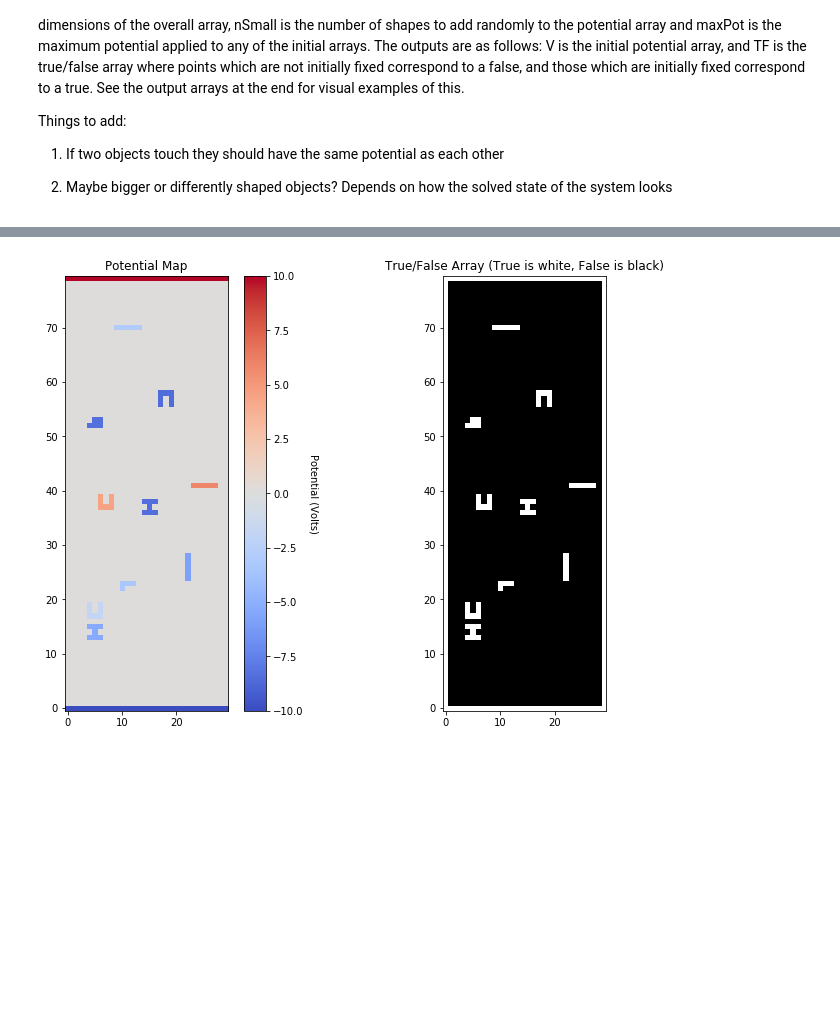
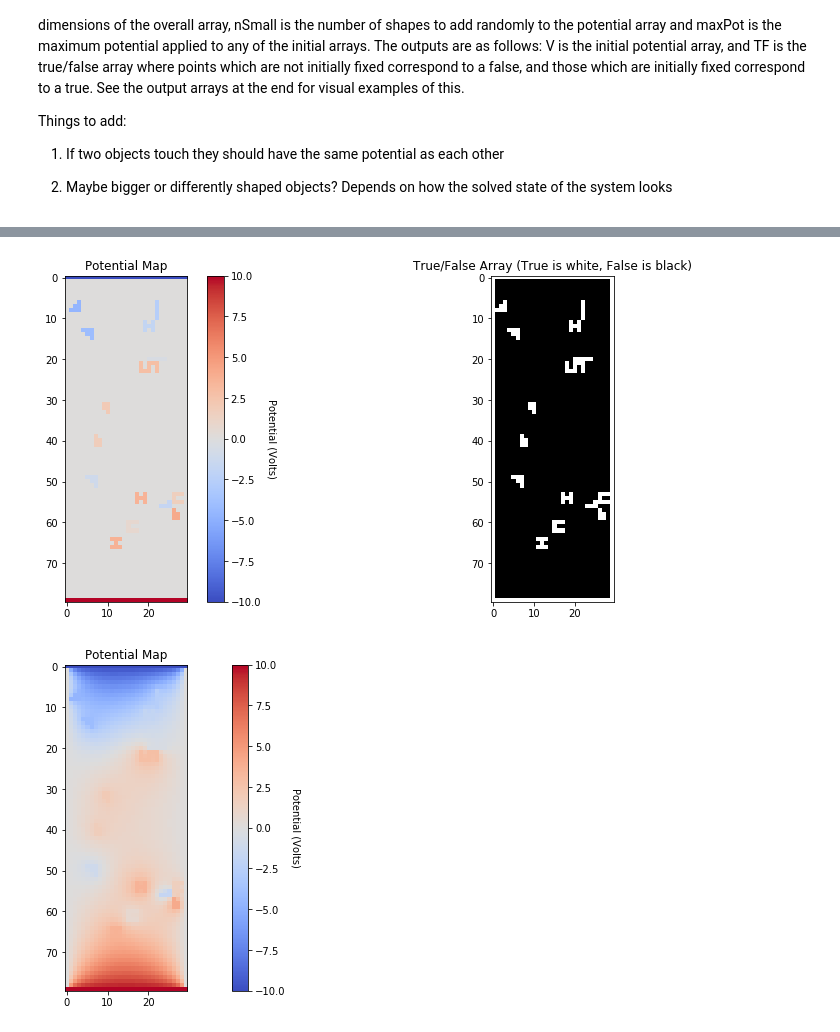
Before and after one commit to baf57/Phys1321Proj, a Jupyter notebook: Brayden's Work.ipynb, the cells around one changed output, grey strips where cells are left out. Saved outputs shown, nothing was run; the diff lists cells and outputs as text; code cells hidden in the pictures; blank space fills up the shorter version.

```diff
--- a/Brayden's Work.ipynb
+++ b/Brayden's Work.ipynb
@@ -157,12 +163,12 @@ def cArysPore(x,y,Vn,Vp):
     TF=np.ones((x,y),dtype=bool)
     Fy=np.zeros((1,y),dtype=bool)
     Fx=np.zeros((1,x),dtype=bool)
-    Vp=Vp*np.ones((1,y))
-    Vn=Vn*np.ones((1,y))
+    Vp=Vp*np.ones((1,x))
+    Vn=Vn*np.ones((1,x))
     TF[0]=TF[x-1]=Fy
     TF.T[0]=TF.T[y-1]=Fx
-    V[0]=Vn
-    V[-1]=Vp
+    V.T[0]=Vn
+    V.T[-1]=Vp
     return V,TF
 
 def smArys(ind,rot,pot):
@@ -184,49 +190,63 @@ def smArys(ind,rot,pot):
     if ind==5:
         A=[[pot,0,pot],[pot,pot,pot],[pot,0,pot]]
         return rota(np.array(A),rot)
     if ind==6:
         A=[[0,pot],[0,pot],[pot,pot]]
         return rota(np.array(A),rot)
     return False
 
-def rota(A,rot):
-    for n in range(0,rot):
-        A=np.rot90(A)
-    return A
-
-def insrt(xi,yi,A,V,TF):
-    lx,ly=np.shape(A)
-    if np.all(TF[xi:xi+lx,yi:yi+ly]==True):
-        V[xi:xi+lx,yi:yi+ly]=A
-        TF[xi:xi+lx,yi:yi+ly]=(A==0)
-        return False
-    else:
-        return True
-
 def genPore(x,y,nSmall,minPot,maxPot,Vn,Vp):
     V,TF=cArysPore(x,y,Vn,Vp)
     for n in range(nSmall):
         check=True
         while check:
             ind=rand.randint(0,6)
             rot=rand.randint(0,3)
             pot=rand.uniform(minPot,maxPot)
             A=smArys(ind,rot,pot)
             xi=rand.randint(0,x-1)
             yi=rand.randint(0,y-1)
             check=insrt(xi,yi,A,V,TF)
     TF=np.logical_not(TF)
     return V,TF
 
-V,TF=genPore(80,30,10,-10,10,-10,10)
-plt.figure(figsize=(13,8))
+##########################################################################################################
+
+V,TF=genPore(30,80,15,-5,5,-10,10)
+plt.figure(figsize=(16,6))
 plt.subplot(121)
 plt.title("Potential Map")
-plt.imshow(V,cmap="coolwarm",origin='lower')
+plt.imshow(V.T,cmap="coolwarm")
 cbar=plt.colorbar()
 cbar.set_label("Potential (Volts)", rotation=270,labelpad=15)
 plt.subplot(122)
 plt.title("True/False Array (True is white, False is black)")
-plt.imshow(TF,cmap="gray",origin='lower');
+plt.imshow(TF.T,cmap="gray")
+plt.show()
+##########################################################################################################
+
+V_plot=V.copy()
+dif= 1
+tol= 10**-3
+
+i=0
+while dif >= tol:
+    i+=1
+    V_plot_last = V_plot.copy()
+    left = np.roll(V_plot, 1, axis=1)
+    right = np.roll(V_plot, -1, axis=1)
+    above = np.roll(V_plot, -1, axis=0)
+    below = np.roll(V_plot, 1, axis=0)
+    V_plot[1:-1, 1:-1] = 0.25*(left[1:-1, 1:-1] + right[1:-1, 1:-1] +above[1:-1, 1:-1] + below[1:-1, 1:-1])
+
+    np.add(V_plot, -V_plot, out=V_plot, where =TF)
+    np.add(V_plot, V, out=V_plot, where =TF)
+    dif = np.max(abs(V_plot_last-V_plot))
+plt.figure(figsize=(16,6))
+plt.title("Potential Map")
+plt.imshow(V_plot.T,cmap="coolwarm")
+cbar=plt.colorbar()
+cbar.set_label("Potential (Volts)", rotation=270,labelpad=15)
 # %% [output]
-[figure, old version]
+[figure, new version]
+[figure, added]
```
Also changed, not shown: parts of 5 cells of this notebook.
